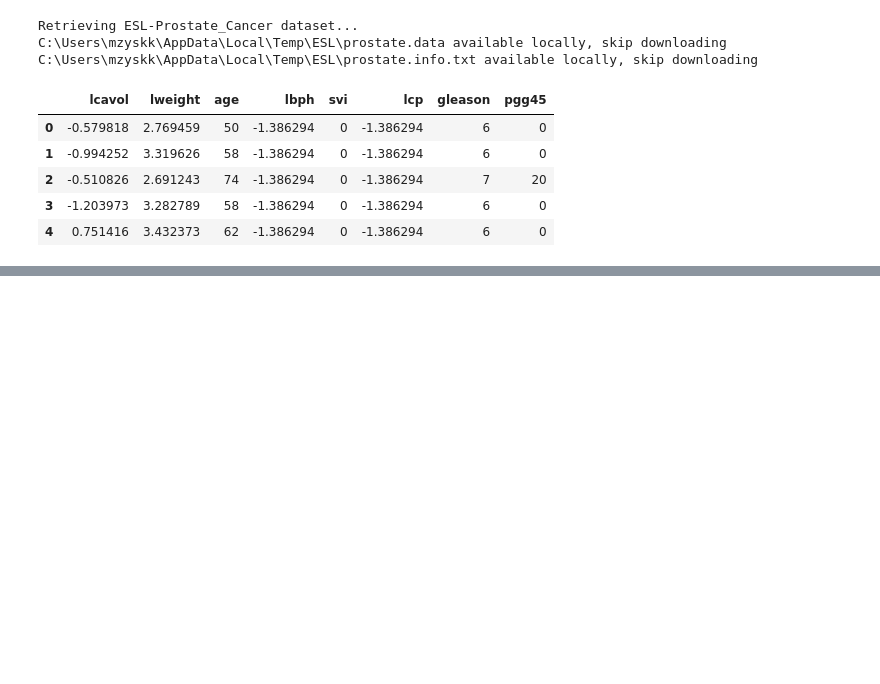
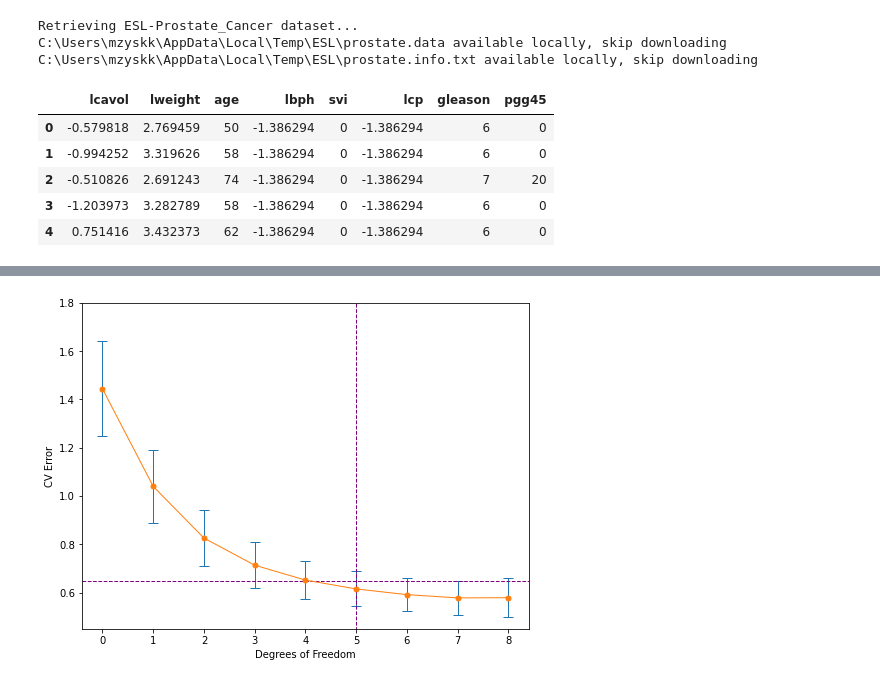
Before and after one commit to abkoesdw/The-Elements-of-Statistical-Learning-Python-Codes, a Jupyter notebook: Notebooks/Chapter 03 - Linear Methods for Regression/3.4.1 Ridge Regression.ipynb, the cells around one changed output, grey strips where cells are left out. Cells and saved outputs as stored; diff of their text form; code cells hidden in the pictures; blank space fills up the shorter version.

```diff
--- a/Notebooks/Chapter 03 - Linear Methods for Regression/3.4.1 Ridge Regression.ipynb
+++ b/Notebooks/Chapter 03 - Linear Methods for Regression/3.4.1 Ridge Regression.ipynb
@@ -31,6 +31,15 @@ df_x.head()
 | 2 | -0.510826 | 2.691243 | 74 | -1.386294 | 0 | -1.386294 | 7 | 20 |
 | 3 | -1.203973 | 3.282789 | 58 | -1.386294 | 0 | -1.386294 | 6 | 0 |
 | 4 | 0.751416 | 3.432373 | 62 | -1.386294 | 0 | -1.386294 | 6 | 0 |
+# %%
+class Scale:
+    def fit_transform(self, x):
+        self.mean = x.mean(axis=0, keepdims=True)
+        self.stdev = x.std(axis=0, keepdims=True, ddof=0)
+        return np.divide(np.subtract(x, self.mean), self.stdev)
+
+    def transform(self, x):
+        return np.divide(np.subtract(x, self.mean), self.stdev)
 # %%
 class RidgeRegression:
     def fit(self, x, y, lambda_):
@@ -86,0 +152,81 @@ for lambda_ in lambdas:
+# %%
+df_lambda_cv = np.linspace(1, 7, 7)
+lambdas_cv, df_lambda_cv = calculate_lambda_given_df(x_train, df_lambda_cv)
+
+# append lambda = inf to include the cv with intercept only as input
+lambdas_cv = [np.inf] + lambdas_cv
+
+x_dict, y_dict = kfold(x_train, y_train, nfold=10)
+
+RSS = dict()
+MRSS = dict()
+
+for lambda_, df_lambda_ in zip(lambdas_cv, df_lambda_cv):
+    RSS_temp = []
+    MRSS_temp = []
+    for fold in x_dict.keys():
+        if lambda_ == np.inf:
+            x_train_temp = x_dict[fold]['train'].copy()
+            x_train_temp = np.ones((len(x_train_temp), 1))
+
+            x_val_temp = x_dict[fold]['val'].copy()
+            x_val_temp = np.ones((len(x_val_temp), 1))
+
+            y_train_temp = y_dict[fold]['train'].copy()
+            y_train_mean = np.mean(y_train_temp)
+
+            y_train_temp = y_train_temp - y_train_mean
+            y_val_temp = y_dict[fold]['val'].copy() - y_train_mean
+#             error = ((y_val_temp - y_train_mean).T @ (y_val_temp - y_train_mean)) / len(y_val_temp)
+
+        else:
+            sc = Scale()
+            x_train_temp = x_dict[fold]['train'].copy()
+            x_train_temp = np.hstack([np.ones((len(x_train_temp), 1)), x_train_temp])
+#             x_train_temp = sc.fit_transform(x_train_temp)
+
+            x_val_temp = x_dict[fold]['val'].copy()
+            x_val_temp = np.hstack([np.ones((len(x_val_temp), 1)), x_val_temp])
+#             x_val_temp = sc.transform(x_val_temp)
+
+            y_train_temp = y_dict[fold]['train'].copy()
+            y_train_mean = np.mean(y_train_temp)
+
+            y_train_temp = y_train_temp - y_train_mean
+            y_val_temp = y_dict[fold]['val'].copy() - y_train_mean
+
+        ridgereg = RidgeRegression()
+        ridgereg.fit(x_train_temp, y_train_temp, lambda_)
+
+        error = ridgereg.RSS(x_val_temp, y_val_temp)
+        merror = ridgereg.MRSS(x_val_temp, y_val_temp)
+        RSS_temp.append(error)
+        MRSS_temp.append(merror)
+
+    RSS[df_lambda_] = RSS_temp
+    MRSS[df_lambda_] = MRSS_temp
+
+x_cv = np.array(list(RSS.keys()))
+
+# y_cv_std = np.array([np.sqrt(np.mean(RSS[key]) / (len(RSS[key]) - 9)) for key in RSS.keys()])
+y_cv_std = np.array([np.std(MRSS[key])/ (np.sqrt(len(MRSS[key]))) for key in MRSS.keys()])
+y_cv_mean = np.array([np.mean(MRSS[key]) for key in MRSS.keys()])
+
+plt.figure(figsize=(8, 6))
+plt.errorbar(x_cv, y_cv_mean, yerr=y_cv_std, capsize=5, ecolor='C0', color='C1', elinewidth=1, linewidth=1, marker='o', markersize=5)
+x_cvv = np.linspace(-0.4, 8.4, 20)
+y_cvv = np.linspace(0.4, 1.8, 20)
+
+upper_bound = np.min(y_cv_mean) + y_cv_std[np.argmin(y_cv_mean)]
+best_df = np.min(np.where(y_cv_mean <= upper_bound)[0])
+
+plt.plot(x_cvv, upper_bound * np.ones(len(x_cvv)), '--', color='purple', linewidth=1)
+plt.plot(best_df * np.ones(len(y_cvv)), y_cvv, '--', color='purple', linewidth=1)
+
+plt.xlim([-0.4, 8.4])
+plt.ylim([0.45, 1.8])
+plt.xlabel('Degrees of Freedom')
+plt.ylabel('CV Error')
+plt.show()
+# %% [output]
+[figure, added]
```
Also changed, not shown: parts of 6 cells of this notebook, 2 other files.
